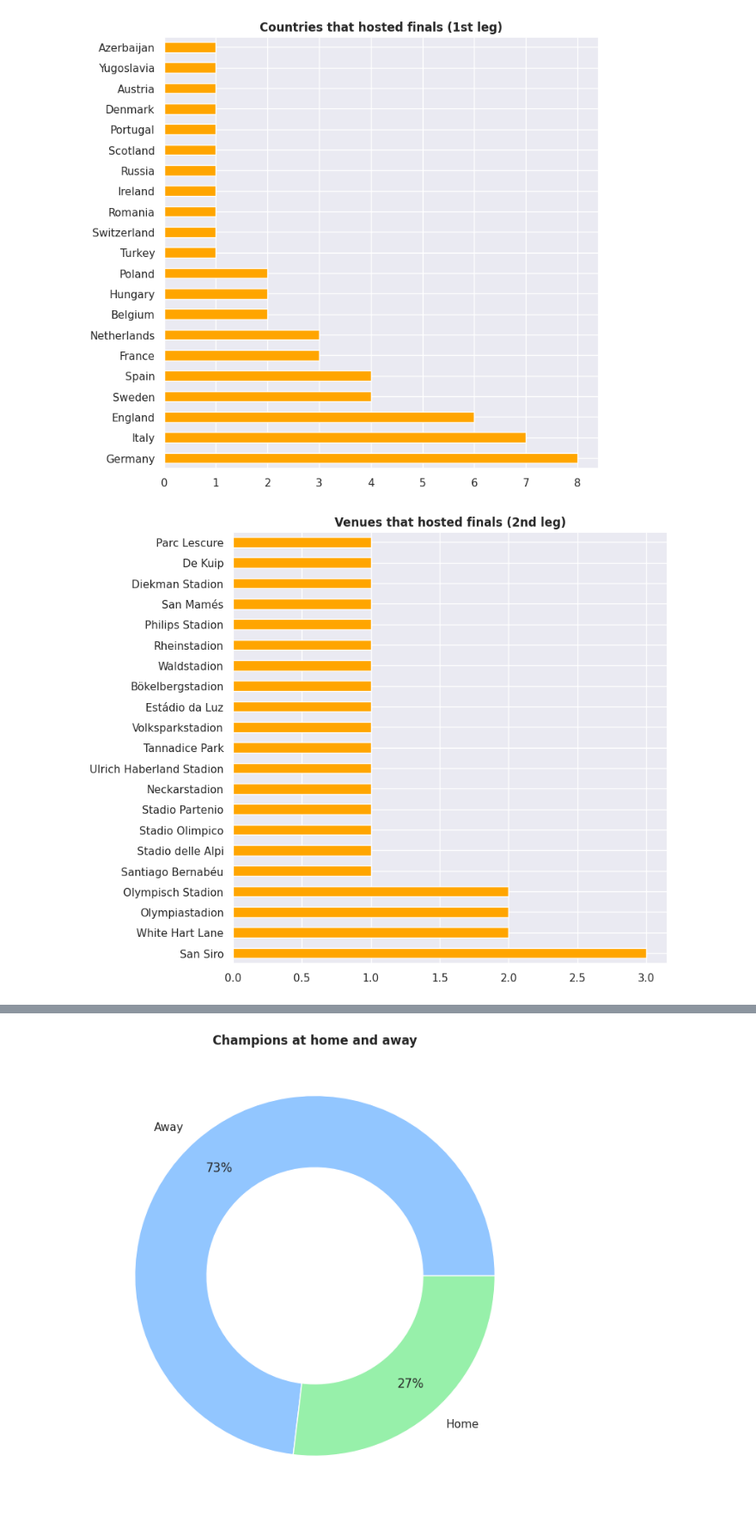
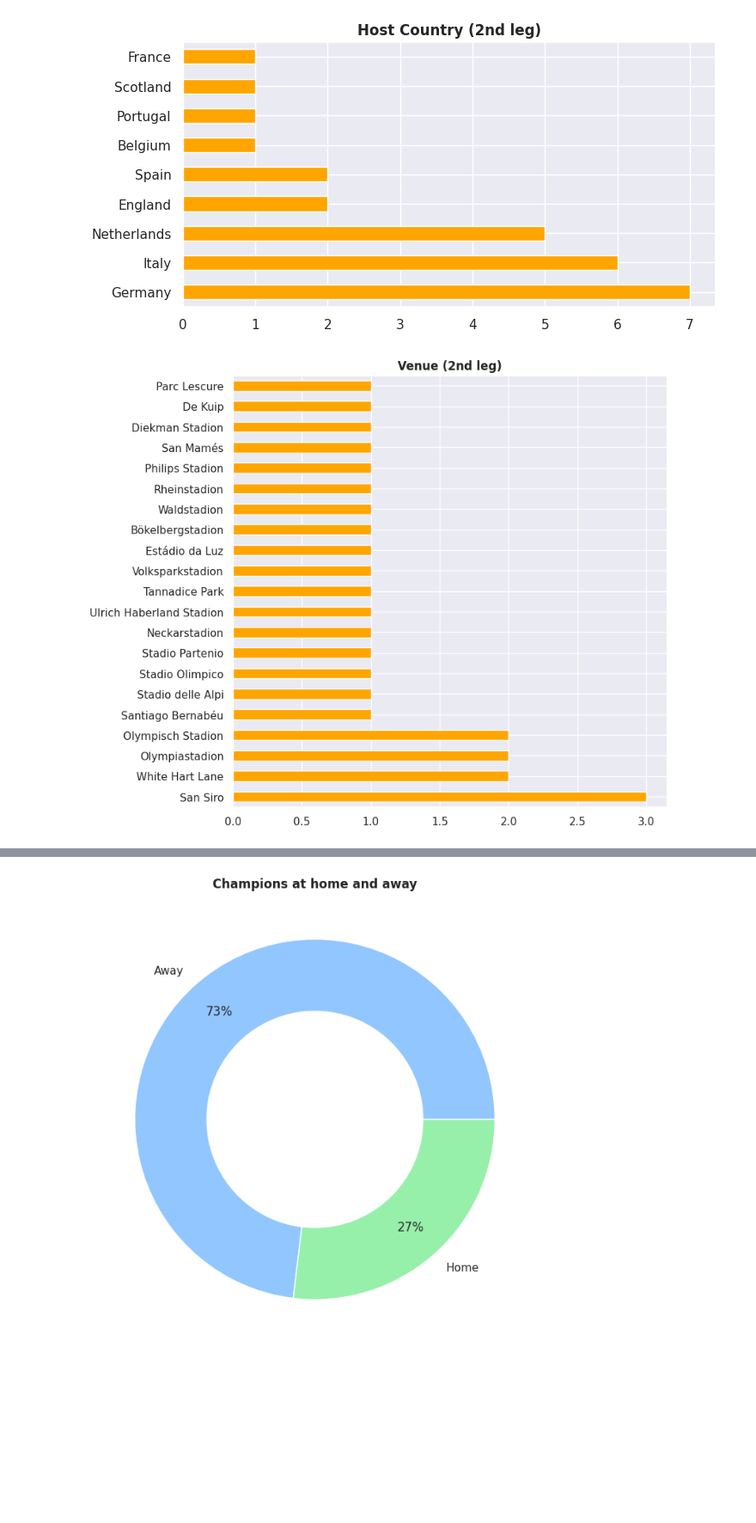
Before and after one commit to guilhermelaviola/SoccerCompetitionsStudy, a Jupyter notebook: UELStudy.ipynb, the cells around one changed output, grey strips where cells are left out. Shown at 86% size. Saved outputs shown, nothing was run; the diff lists cells and outputs as text; code cells hidden in the pictures; blank space fills up the shorter version.

```diff
--- a/UELStudy.ipynb
+++ b/UELStudy.ipynb
@@ -99,16 +115,16 @@ plt.show()
 # %%
-# Displaying distribution of cities that hosted finals (1st leg):
-uel['Host country (1st leg)'].value_counts().plot(kind = 'barh', color = 'orange', figsize = (8, 8))
+# Displaying distribution of countries that hosted finals (2nd leg):
+uel['Host country (2nd leg)'].value_counts().plot(kind = 'barh', color = 'orange', figsize = (8, 4))
 plt.ylabel(None)
-plt.title('Countries that hosted finals (1st leg)', fontweight = 'bold')
+plt.title('Host Country (2nd leg)', fontweight = 'bold')
 plt.show()
 # %% [output]
-[figure, old version]
+[figure, new version]
 # %%
 # Displaying distribution of venues that hosted finals (2nd leg):
 uel['Venue (2nd leg)'].value_counts().plot(kind = 'barh', color = 'orange', figsize = (8, 8))
 plt.ylabel(None)
-plt.title('Venues that hosted finals (2nd leg)', fontweight = 'bold')
+plt.title('Venue (2nd leg)', fontweight = 'bold')
 plt.show()
 # %% [output]
-[figure, old version]
+[figure, new version]
```
Also changed, not shown: parts of 16 cells of this notebook.
